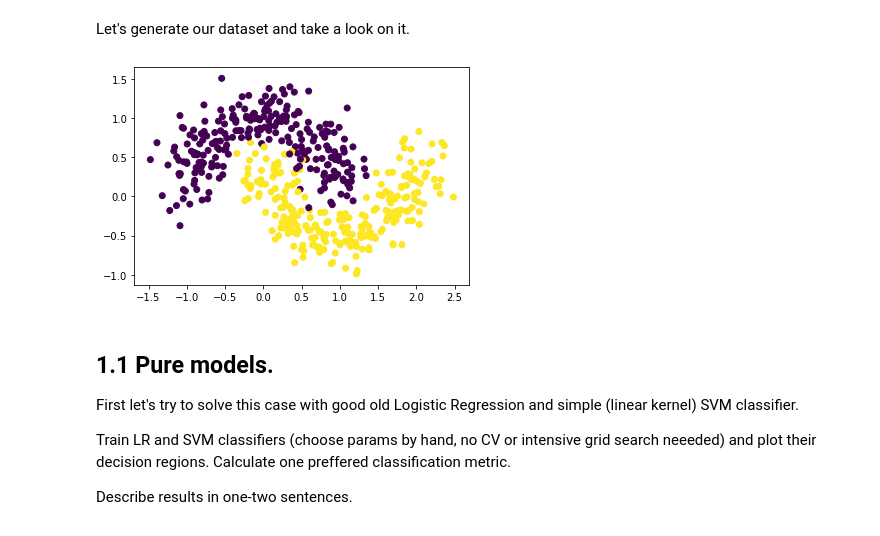
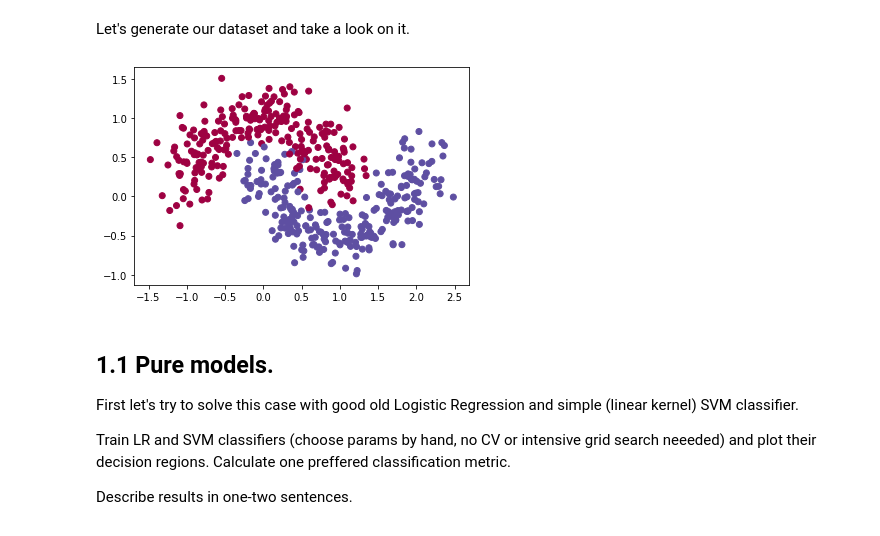
Before and after one commit to SNVC1/ml-mipt, a Jupyter notebook: homeworks_basic/Lab1_ML_pipeline_and_SVM/Lab1_part3_SVM.ipynb, the cells around one changed output. Cells and saved outputs as stored; diff of their text form; code cells hidden in the pictures.

```diff
--- a/homeworks_basic/Lab1_ML_pipeline_and_SVM/Lab1_part3_SVM.ipynb
+++ b/homeworks_basic/Lab1_ML_pipeline_and_SVM/Lab1_part3_SVM.ipynb
@@ -25,10 +25,10 @@ import numpy as np
 Let's generate our dataset and take a look on it.
 # %%
 moons_points, moons_labels = make_moons(n_samples=500, noise=0.2, random_state=42)
-plt.scatter(moons_points[:, 0], moons_points[:, 1], c=moons_labels)
+plt.scatter(moons_points[:, 0], moons_points[:, 1], c=moons_labels, cmap=plt.cm.Spectral)
 plt.show()
 # %% [output]
-[figure, old version]
+[figure, new version]
 # %% [markdown]
 ## 1.1 Pure models.
 First let's try to solve this case with good old Logistic Regression and simple (linear kernel) SVM classifier.
```
Also changed, not shown: parts of 23 cells of this notebook, 1 other file.
